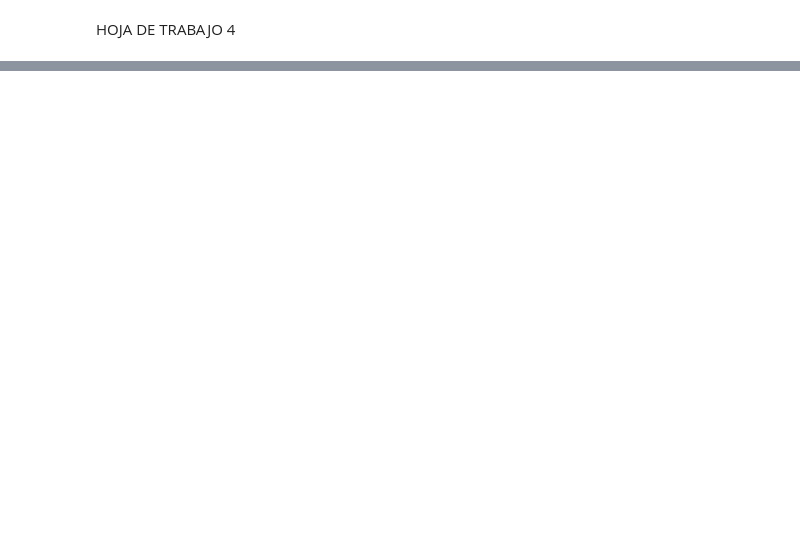
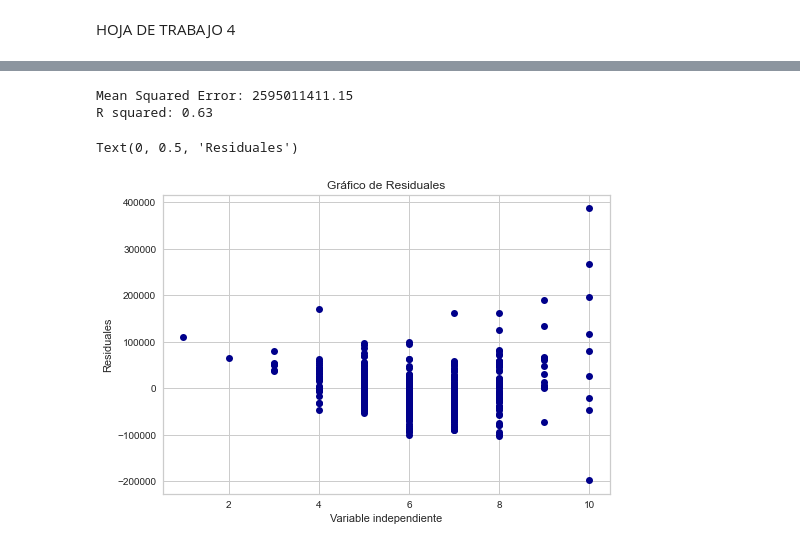
Before and after one commit to gabrielquirozz/HDT4MD, a Jupyter notebook: hdt4.ipynb, the cells around one changed output, grey strips where cells are left out. Drawn from its saved outputs; the diff is of its cells as text; code cells hidden in the pictures; blank space fills up the shorter version.

```diff
--- a/hdt4.ipynb
+++ b/hdt4.ipynb
@@ -40,0 +73,19 @@ X_train, X_test,y_train, y_test = train_test_split(X, y,test_size=0.3,train_size
+# %%
+# %%
+print("Mean Squared Error: %.2f"%mean_squared_error(p_length_t,p_length_pred))
+print("R squared: %.2f"%r2_score(p_length_t,p_length_pred))
+# %% [output]
+Mean Squared Error: 2595011411.15
+R squared: 0.63
+# %%
+# %%
+residuales = p_length_t - p_length_pred
+len(residuales)
+# %%
+plt.plot(p_width_t,residuales, 'o', color='darkblue')
+plt.title("Gráfico de Residuales")
+plt.xlabel("Variable independiente")
+plt.ylabel("Residuales")
+# %% [output]
+Text(0, 0.5, 'Residuales')
+[figure, added]
```
Also changed, not shown: parts of 9 cells of this notebook.
